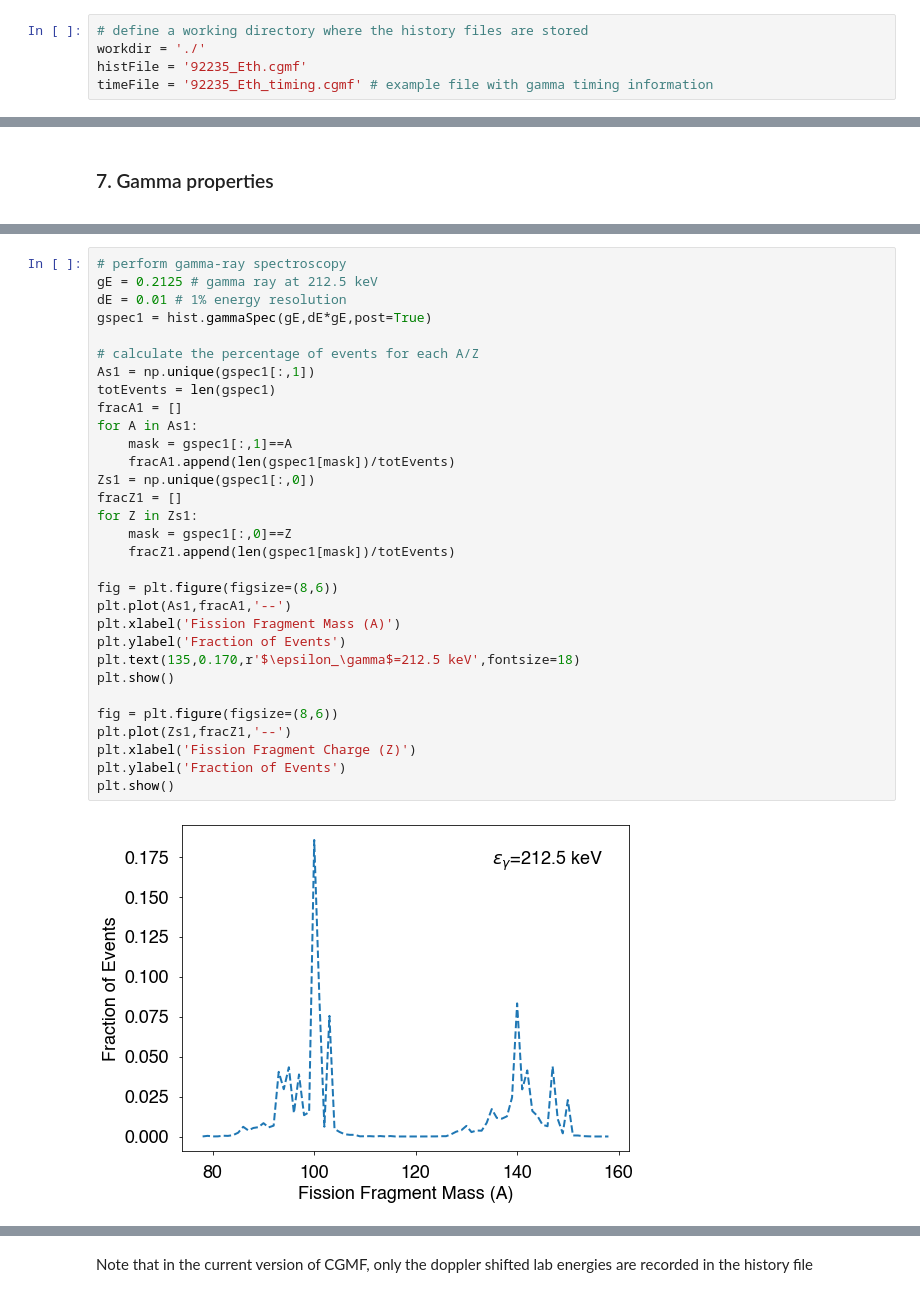
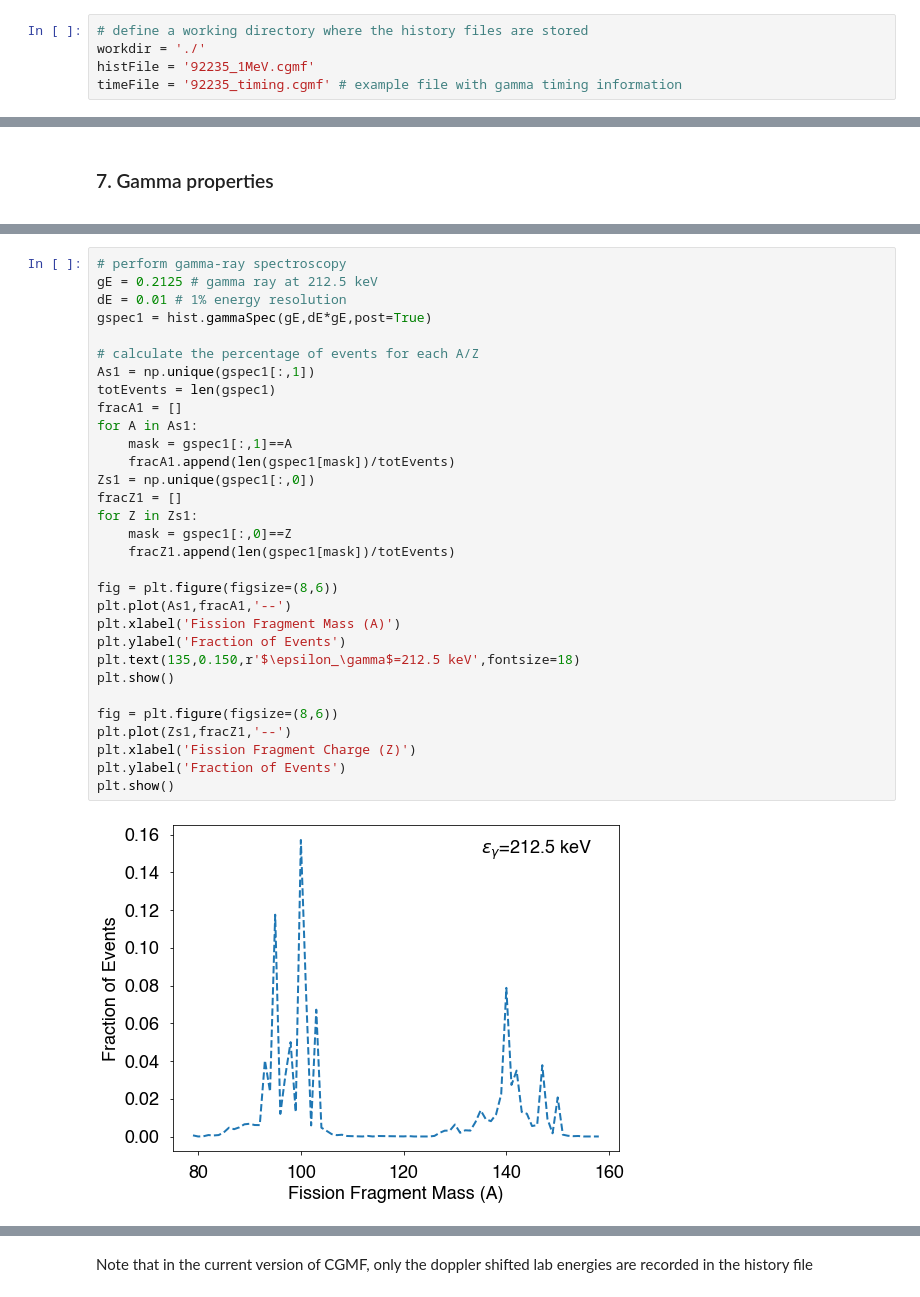
Before and after one commit to lanl/CGMF, a Jupyter notebook: tools/CGMFtkHistoriesExample.ipynb, the cells around one changed output, grey strips where cells are left out. Cells and saved outputs as stored; diff of their text form.

```diff
--- a/tools/CGMFtkHistoriesExample.ipynb
+++ b/tools/CGMFtkHistoriesExample.ipynb
@@ -34,8 +34,8 @@ mpl.rcParams['image.cmap'] = 'BuPu'
 # %%
 # define a working directory where the history files are stored
 workdir = './'
-histFile = '92235_Eth.cgmf'
-timeFile = '92235_Eth_timing.cgmf' # example file with gamma timing information
+histFile = '92235_1MeV.cgmf'
+timeFile = '92235_timing.cgmf' # example file with gamma timing information
 # %% [markdown]
 ### 2. Read CGMF history file
 <a id='read'></a>
@@ -268,32 +278,32 @@ average number of gammas per fragment =  3.765422
 # perform gamma-ray spectroscopy
 gE = 0.2125 # gamma ray at 212.5 keV
 dE = 0.01 # 1% energy resolution
 gspec1 = hist.gammaSpec(gE,dE*gE,post=True)
 
 # calculate the percentage of events for each A/Z
 As1 = np.unique(gspec1[:,1])
 totEvents = len(gspec1)
 fracA1 = []
 for A in As1:
     mask = gspec1[:,1]==A
     fracA1.append(len(gspec1[mask])/totEvents)
 Zs1 = np.unique(gspec1[:,0])
 fracZ1 = []
 for Z in Zs1:
     mask = gspec1[:,0]==Z
     fracZ1.append(len(gspec1[mask])/totEvents)
 
 fig = plt.figure(figsize=(8,6))
 plt.plot(As1,fracA1,'--')
 plt.xlabel('Fission Fragment Mass (A)')
 plt.ylabel('Fraction of Events')
-plt.text(135,0.170,r'$\epsilon_\gamma$=212.5 keV',fontsize=18)
+plt.text(135,0.150,r'$\epsilon_\gamma$=212.5 keV',fontsize=18)
 plt.show()
 
 fig = plt.figure(figsize=(8,6))
 plt.plot(Zs1,fracZ1,'--')
 plt.xlabel('Fission Fragment Charge (Z)')
 plt.ylabel('Fraction of Events')
 plt.show()
 # %% [output]
-[figure, old version]
+[figure, new version]
```
Also changed, not shown: parts of 22 cells of this notebook, 10 other files.
